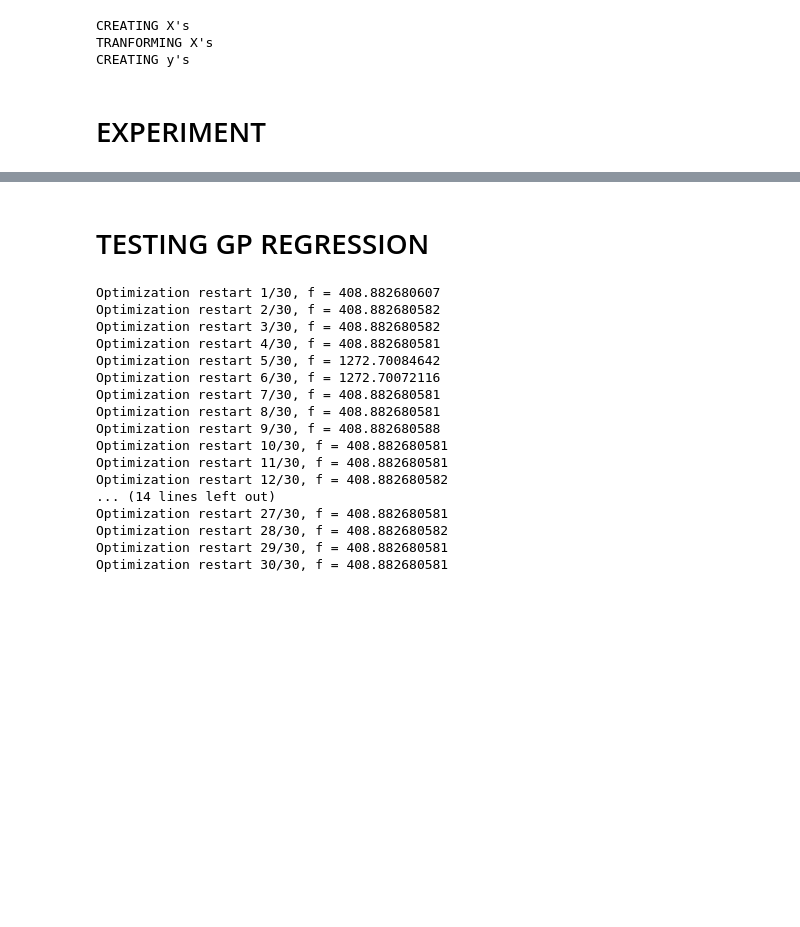
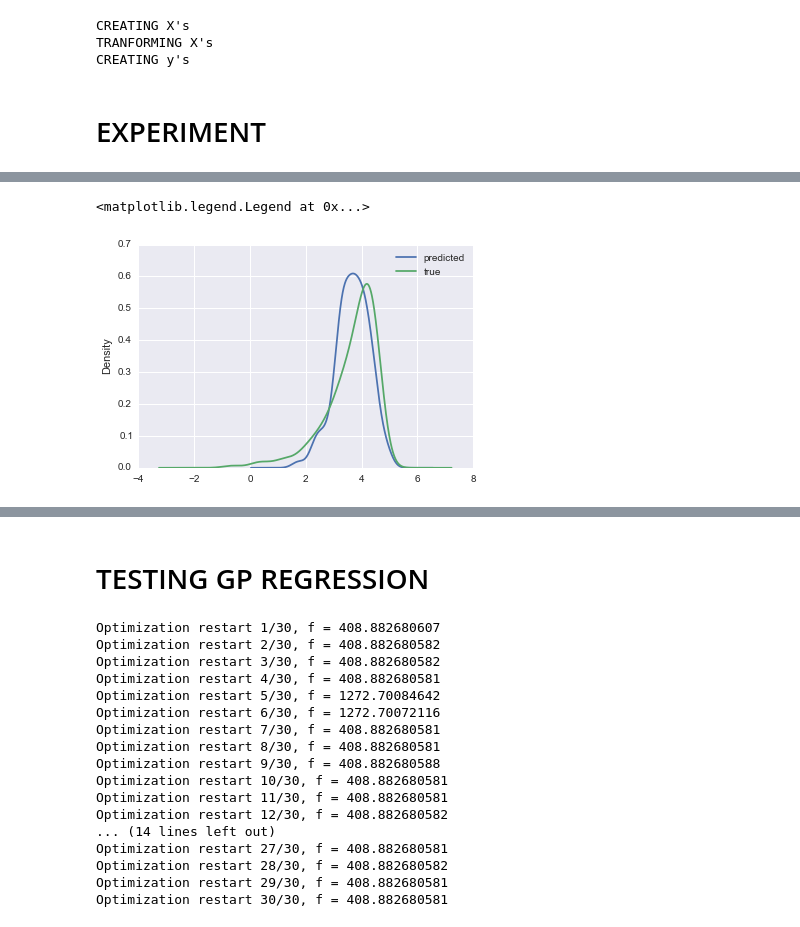
Before and after one commit to c0ns0le/future-employment, a Jupyter notebook: code/notebooks/january/January 2 (results).ipynb, the cells around one changed output, grey strips where cells are left out. Cells and saved outputs as stored; diff of their text form; code cells hidden in the pictures; blank space fills up the shorter version.

```diff
--- a/code/notebooks/january/January 2 (results).ipynb
+++ b/code/notebooks/january/January 2 (results).ipynb
@@ -277,7 +277,8 @@ def score_model(y_pred, y_test, y_name, X_inputs, models, score_type):
         score['Standard Error'] = se
         score['mean y'] = np.mean(y_test)
         score['mean y_hat'] = np.mean(y_pred)
-        score['mean_error'] = np.mean(errors)
+        score['deviation'] = (np.mean(y_pred) - np.mean(y_test))/np.std(y_test)
+        score['mean_error'] = np.mean(abs(errors))
 
         ## plot pca
         ## plot errors
@@ -412,0 +363,2 @@ dtype: float64
+# %%
+results = run_loop(loop_type = 'regression', reg_inputs = inps, reg_models = models)
@@ -412,0 +418,10 @@ dtype: float64
+# %%
+m = dict(results)['GP REG'][8]
+# %%
+a, b = pd.Series(m['y_pred'].flatten()), pd.Series(m['y_test'].flatten())
+# %%
+a.plot.kde(label = 'predicted'), b.plot.kde( label = 'true')
+sns.plt.legend()
+# %% [output]
+<matplotlib.legend.Legend at 0x...>
+[figure, added]
```
Also changed, not shown: parts of 16 cells of this notebook, 4 other files.
